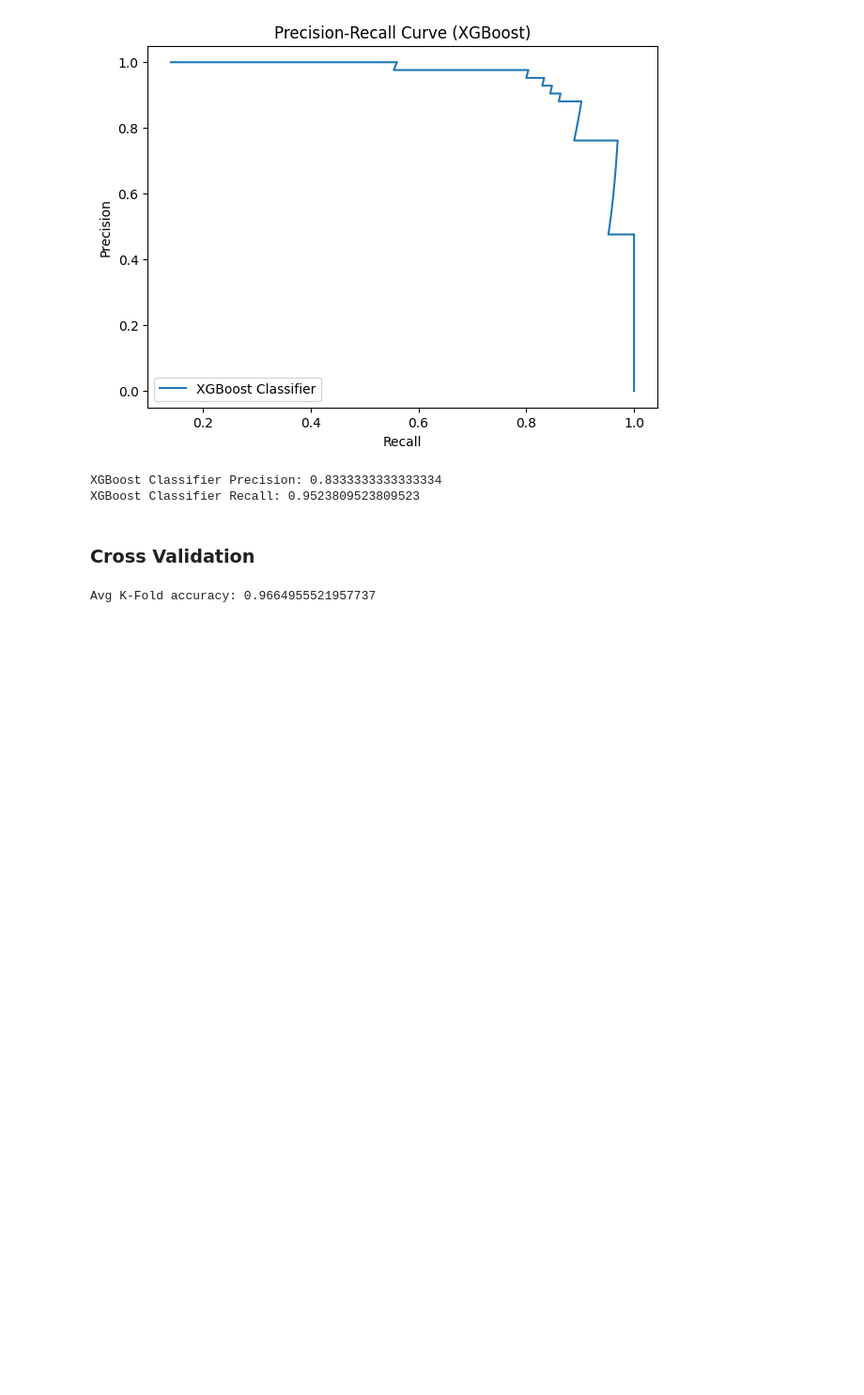
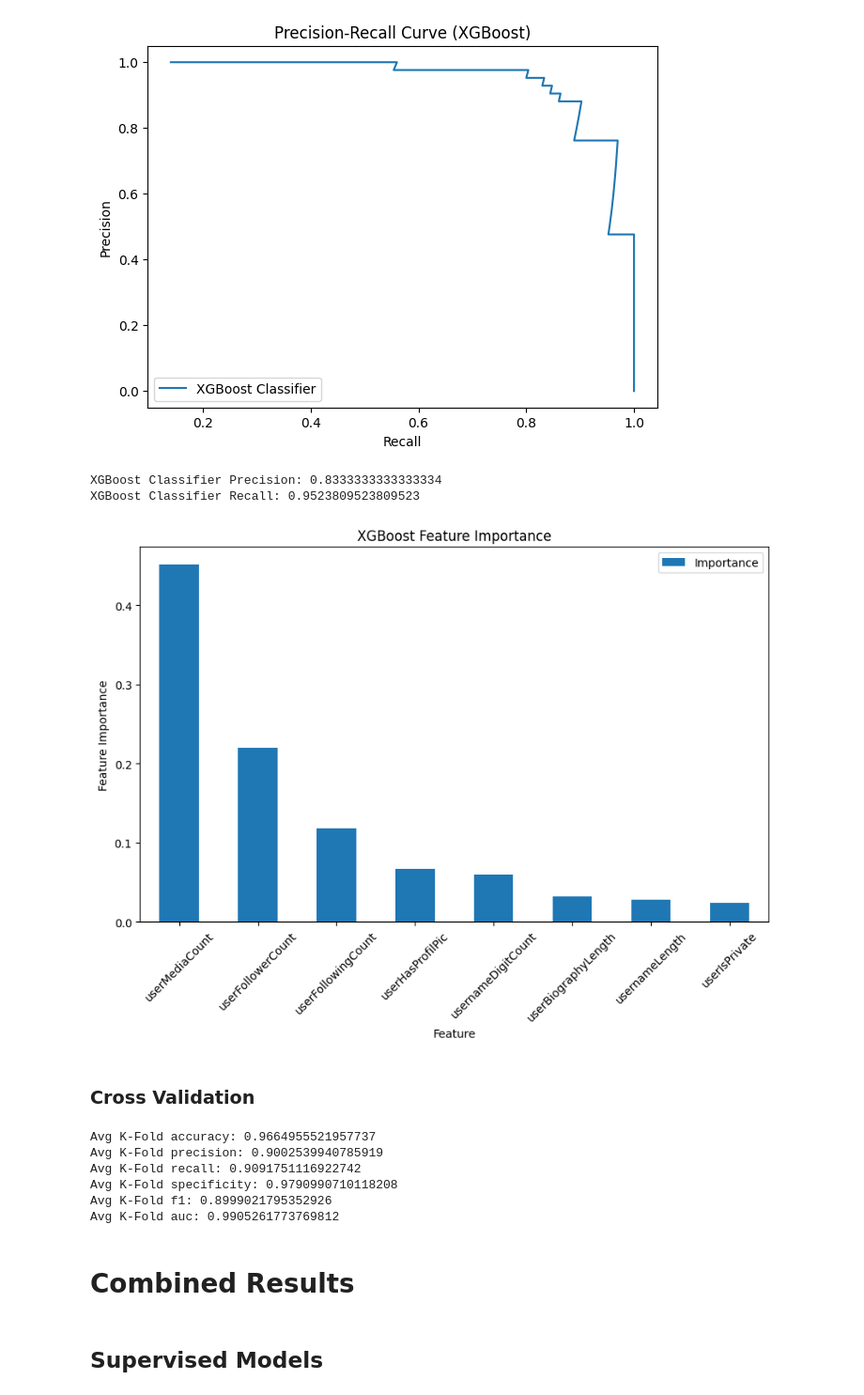
Before and after one commit to iansargent/CS3540-Final-Project, a Jupyter notebook: Combined.ipynb, the cells around one changed output. Shown at 94% size. Saved outputs shown, nothing was run; the diff lists cells and outputs as text; code cells hidden in the pictures; blank space fills up the shorter version.

Commit message:
Pushing updated combined file

```diff
--- a/Combined.ipynb
+++ b/Combined.ipynb
@@ -1567,6 +1637,21 @@ print(f"XGBoost Classifier Recall: {boost_recall_score}")
 [figure]
 XGBoost Classifier Precision: 0.8333333333333334
 XGBoost Classifier Recall: 0.9523809523809523
+# %%
+xgb_importance_df = pd.DataFrame({
+    'Feature': X.columns,
+    'Importance': boost_model.feature_importances_
+})
+
+xgb_importance_df = xgb_importance_df.sort_values(by='Importance', ascending=False)
+
+xgb_importance_plot = xgb_importance_df.plot(kind='bar', x='Feature', y='Importance', figsize=(10, 6))
+plt.title('XGBoost Feature Importance')
+plt.ylabel('Feature Importance')
+plt.xticks(rotation=45)
+plt.show()
+# %% [output]
+[figure, added]
 # %% [markdown]
 ### Cross Validation
 # %%
@@ -1577,8 +1662,29 @@ from sklearn.model_selection import KFold, cross_val_score
 k = 5
 kf = KFold(n_splits=k, shuffle=True, random_state=4)
 
-scores = cross_val_score(boost_model, X, Y, cv=kf, scoring="accuracy")
+scores = cross_val_score(boost_model, X, np.ravel(Y), cv=kf, scoring="accuracy")
+recall = cross_val_score(boost_model, X, np.ravel(Y), cv=kf, scoring="recall")
+precision = cross_val_score(boost_model, X, np.ravel(Y), cv=kf, scoring="precision")
+f1 = cross_val_score(boost_model, X, np.ravel(Y), cv=kf, scoring="f1")
+auc = cross_val_score(boost_model, X, np.ravel(Y), cv=kf, scoring="roc_auc")
+
+specificity_scorer = make_scorer(recall_score, pos_label=0)
+specificity = cross_val_score(boost_model, X, np.ravel(Y), cv=kf, scoring=specificity_scorer)
 
 print(f"Avg K-Fold accuracy: {np.mean(scores)}")
+print(f"Avg K-Fold precision: {np.mean(precision)}")
+print(f"Avg K-Fold recall: {np.mean(recall)}")
+print(f"Avg K-Fold specificity: {np.mean(specificity)}")
+print(f"Avg K-Fold f1: {np.mean(f1)}")
+print(f"Avg K-Fold auc: {np.mean(auc)}")
 # %% [output]
 Avg K-Fold accuracy: 0.9664955521957737
+Avg K-Fold precision: 0.9002539940785919
+Avg K-Fold recall: 0.9091751116922742
+Avg K-Fold specificity: 0.9790990710118208
+Avg K-Fold f1: 0.8999021795352926
+Avg K-Fold auc: 0.9905261773769812
+# %% [markdown]
+# Combined Results
+# %% [markdown]
+## Supervised Models
```
Also changed, not shown: parts of 61 cells of this notebook.
